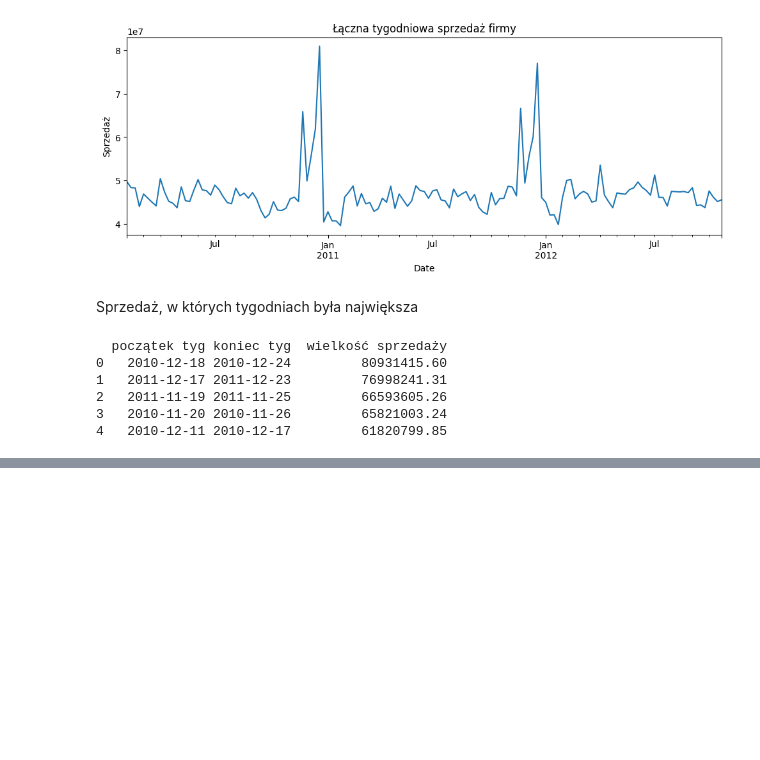
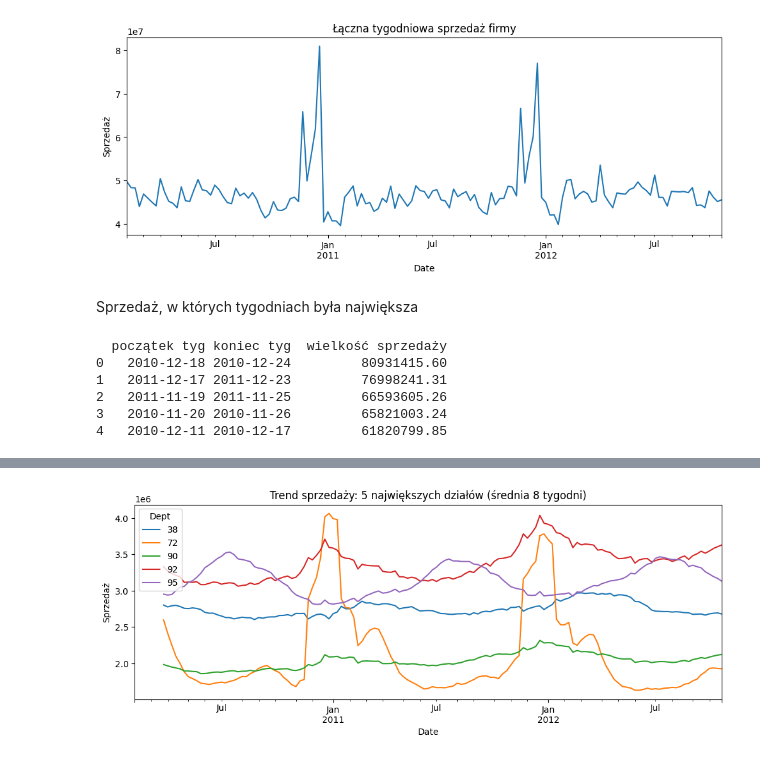
Before and after one commit to teperalicja/Prognoza_sprzedazy, a Jupyter notebook: Analiza_danych.ipynb, the cells around one changed output, grey strips where cells are left out. Drawn from its saved outputs; the diff is of its cells as text; code cells hidden in the pictures; blank space fills up the shorter version.

```diff
--- a/Analiza_danych.ipynb
+++ b/Analiza_danych.ipynb
@@ -47,0 +80,6 @@ print(tygodnie)
+# %%
+dzial = df.groupby("Dept")["Weekly_Sales"].sum()
+dzial = dzial.sort_values(ascending=False)
+
+dzial_mln = (dzial / 1_000_000).round(1).rename("sales_mln").reset_index()
+dzial_mln.head(10)
@@ -47,0 +98,18 @@ print(tygodnie)
+# %%
+top5_dzial = dzial.head(5).index
+
+dzial_tyg = (
+    df[df["Dept"].isin(top5_dzial)]
+    .groupby(["Date", "Dept"])["Weekly_Sales"]
+    .sum()
+    .unstack()
+)
+
+dzial_tyg.rolling(window=8).mean().plot(
+    figsize=(12, 4),
+    title="Trend sprzedaży: 5 największych działów (średnia 8 tygodni)"
+)
+plt.ylabel("Sprzedaż")
+plt.show()
+# %% [output]
+[figure, added]
```
Also changed, not shown: parts of 9 cells of this notebook, 2 other files.
